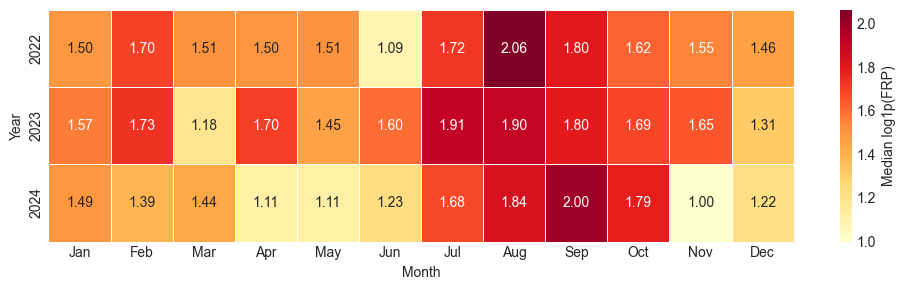
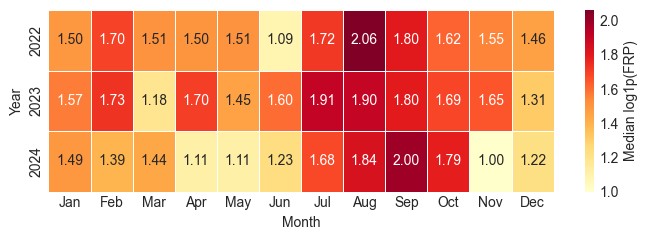
The change to this notebook cell's code, shown as a diff; its figure went from the first image to the second:
--- before
+++ after
@@ -9,5 +9,5 @@
                 'Jul','Aug','Sep','Oct','Nov','Dec']
 
-fig, ax = plt.subplots(figsize=(10, 3))
+fig, ax = plt.subplots(figsize=(7, 2.5))
 sns.heatmap(
     pivot,

Commit: style(eda): compact figure sizing across plots